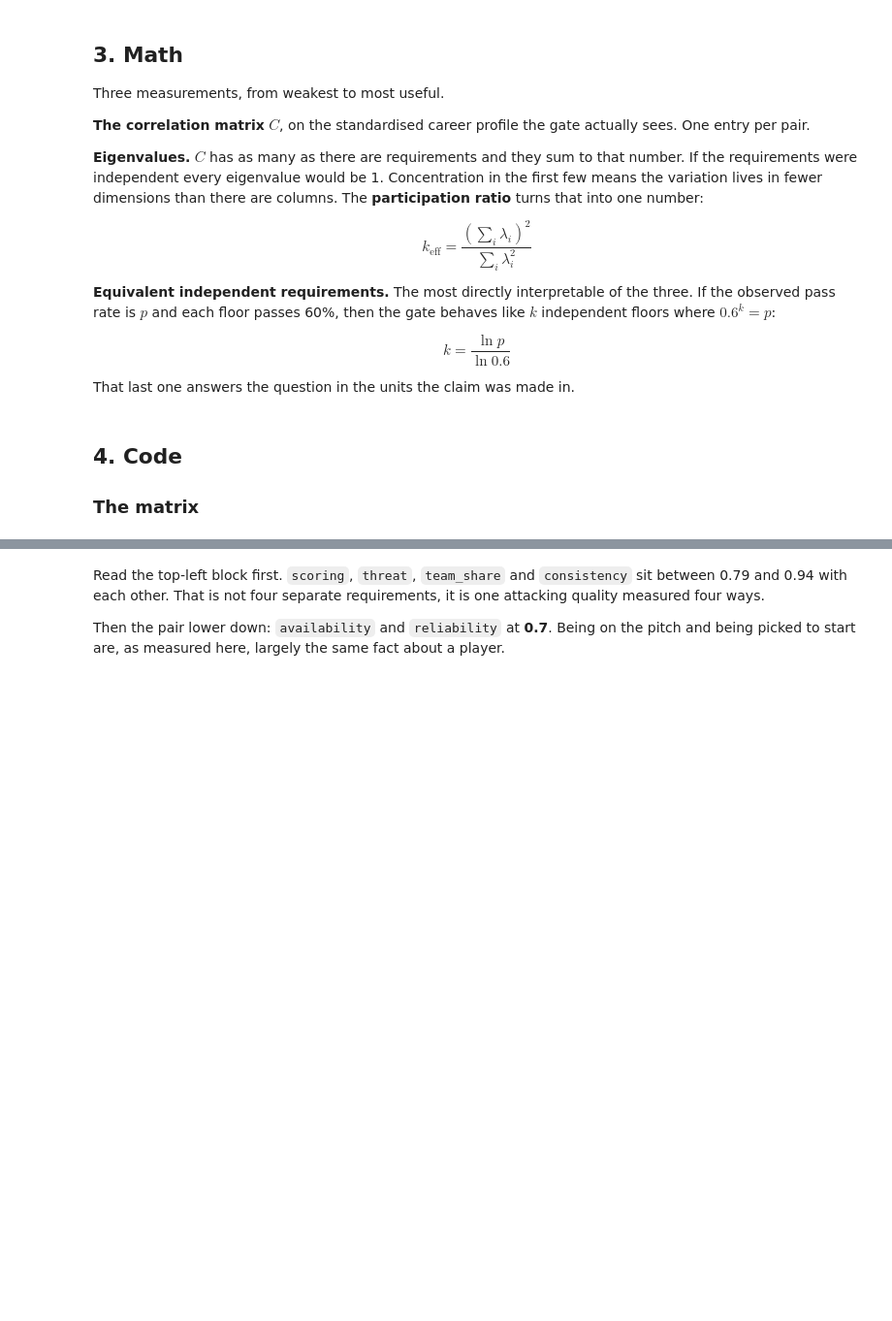
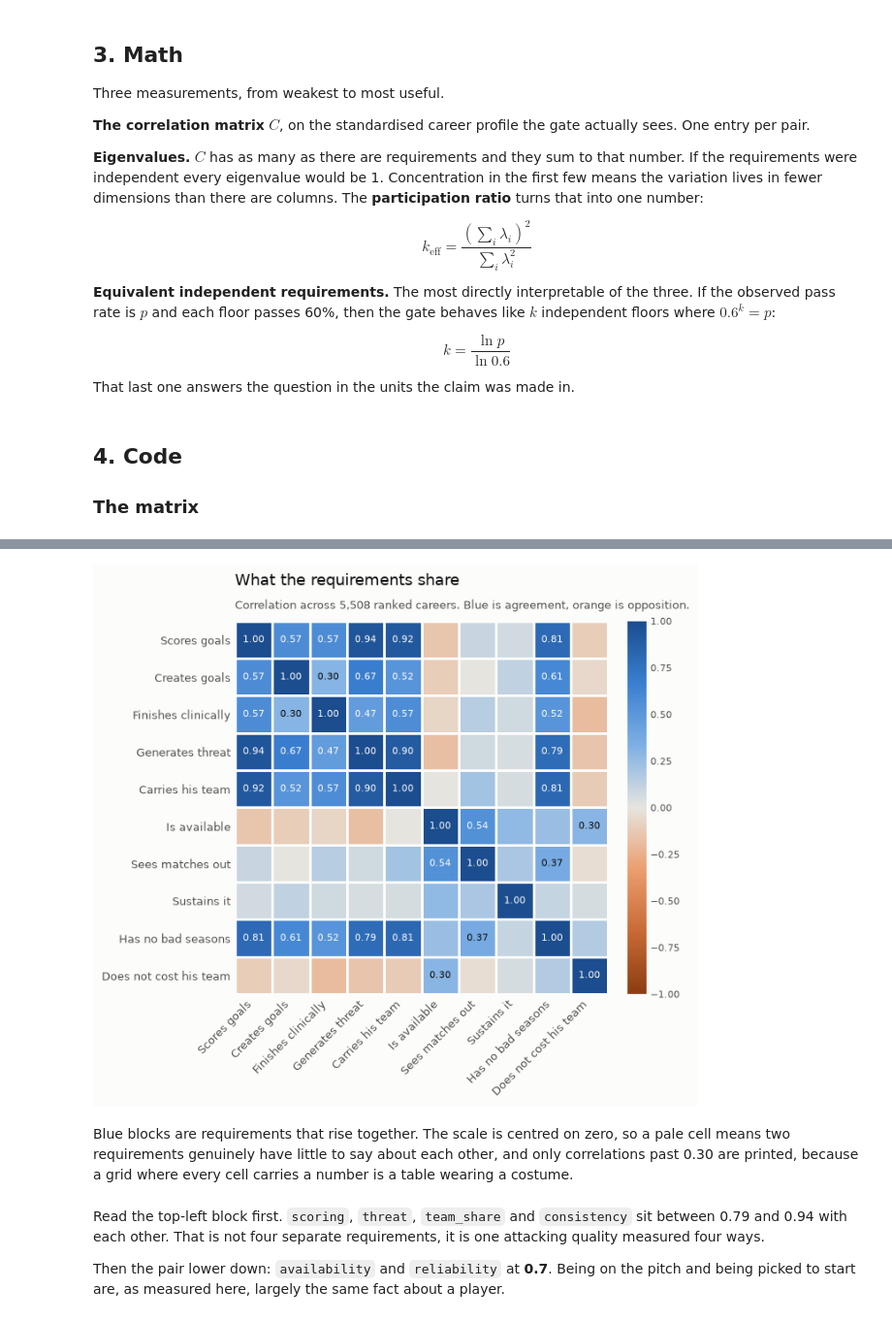
Before and after one commit to mishra-bytes/Football-DataScience-Analysis, a Jupyter notebook: labs/15-how-many-things-is-this-measuring.ipynb, the cells around one changed output, grey strips where cells are left out. Shown at 97% size. Cells and saved outputs as stored; diff of their text form; code cells hidden in the pictures; blank space fills up the shorter version.

```diff
--- a/labs/15-how-many-things-is-this-measuring.ipynb
+++ b/labs/15-how-many-things-is-this-measuring.ipynb
@@ -86,6 +86,31 @@ C.rename(index=labels, columns=labels).style.format("{:.2f}").background_gradien
 | Sustains it | 0.07 | 0.12 | 0.08 | 0.05 | 0.06 | 0.28 | ... |
 | Has no bad seasons | 0.81 | 0.61 | 0.52 | 0.79 | 0.81 | 0.25 | ... |
 | Does not cost his team | -0.12 | -0.06 | -0.19 | -0.15 | -0.12 | 0.30 | ... |
+# %%
+import pandas as pd
+
+from gambeta import needs, tifo
+
+ranking = pd.read_parquet("../data/sample/ranking.parquet")
+keys = [r.key for r in needs.OUTFIELD]
+labels = {r.key: r.label for r in needs.OUTFIELD}
+
+C = ranking[keys].corr()
+
+fig = tifo.matrix(
+    C.rename(index=labels, columns=labels),
+    title="What the requirements share",
+    subtitle="Correlation across 5,508 ranked careers. Blue is agreement, orange is opposition.",
+    diverging=True,
+    label_if=0.30,
+)
+# %% [output]
+[figure, added]
+# %% [markdown]
+Blue blocks are requirements that rise together. The scale is centred on zero,
+so a pale cell means two requirements genuinely have little to say about each
+other, and only correlations past 0.30 are printed, because a grid where every
+cell carries a number is a table wearing a costume.
 # %% [markdown]
 Read the top-left block first. `scoring`, `threat`, `team_share` and
 `consistency` sit between 0.79 and 0.94 with each other. That is not four
```
Also changed, not shown: 3 other files.
